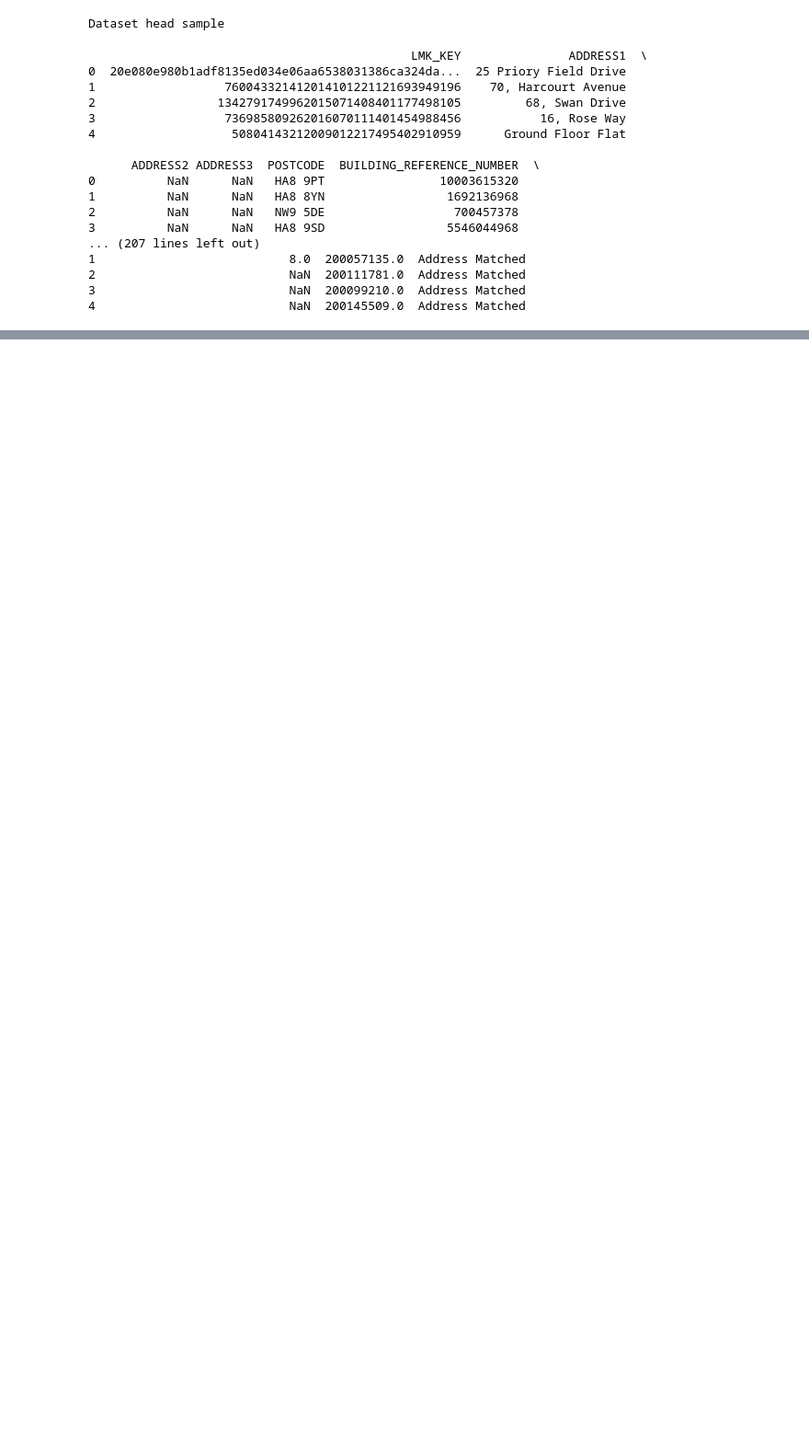
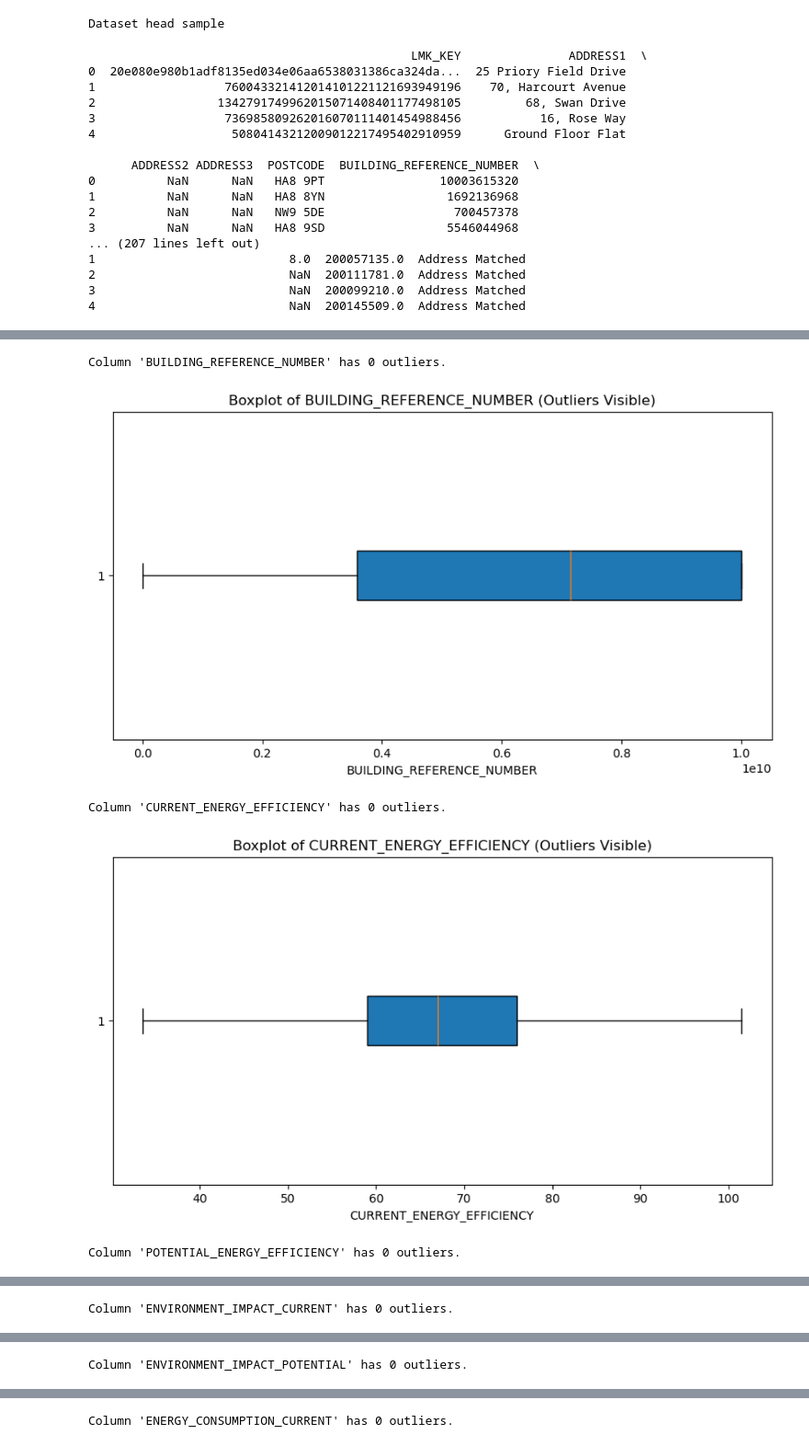
Before and after one commit to cimem37/CO617-Data-Science-CW1, a Jupyter notebook: Data Sciense assignment CO617.ipynb, the cells around one changed output, grey strips where cells are left out. Shown at 92% size. Drawn from its saved outputs; the diff is of its cells as text; code cells hidden in the pictures; blank space fills up the shorter version.

```diff
--- a/Data Sciense assignment CO617.ipynb
+++ b/Data Sciense assignment CO617.ipynb
@@ -46,0 +242,9 @@ print(x)
+# %%
+from scipy.stats import zscore
+
+# Detect outliers using Z-scores
+z_threshold = 3  # Threshold for Z-score (e.g., ±3)
+for col in numerical_columns:
+    z_scores = zscore(df_cleaned[col].dropna())  # Compute Z-scores, ignoring NaN
+    outliers = df_cleaned[abs(z_scores) > z_threshold]
+    print(f"Column '{col}' has {len(outliers)} outliers based on Z-scores.")
@@ -46,0 +269,29 @@ print(x)
+# %%
+import matplotlib.pyplot as plt
+
+# Identify numerical columns for outlier analysis
+numerical_columns = df_cleaned.select_dtypes(include=['float64', 'int64']).columns
+
+# Detect outliers using IQR
+for col in numerical_columns:
+    Q1 = df_cleaned[col].quantile(0.25)  # First quartile (25th percentile)
+    Q3 = df_cleaned[col].quantile(0.75)  # Third quartile (75th percentile)
+    IQR = Q3 - Q1                        # Interquartile range
+    lower_bound = Q1 - 1.5 * IQR         # Lower bound for outliers
+    upper_bound = Q3 + 1.5 * IQR         # Upper bound for outliers
+
+    outliers = df_cleaned[(df_cleaned[col] < lower_bound) | (df_cleaned[col] > upper_bound)]
+    print(f"Column '{col}' has {len(outliers)} outliers.")
+
+    # Optionally visualize the column with a boxplot
+    plt.figure(figsize=(10, 5))
+    plt.boxplot(df_cleaned[col].dropna(), vert=False, patch_artist=True)
+    plt.title(f"Boxplot of {col} (Outliers Visible)")
+    plt.xlabel(col)
+    plt.show()
+# %% [output]
+Column 'BUILDING_REFERENCE_NUMBER' has 0 outliers.
+[figure, added]
+Column 'CURRENT_ENERGY_EFFICIENCY' has 0 outliers.
+[figure, added]
+Column 'POTENTIAL_ENERGY_EFFICIENCY' has 0 outliers.
@@ -46,0 +299 @@ print(x)
+Column 'ENVIRONMENT_IMPACT_CURRENT' has 0 outliers.
@@ -46,0 +301 @@ print(x)
+Column 'ENVIRONMENT_IMPACT_POTENTIAL' has 0 outliers.
@@ -46,0 +303 @@ print(x)
+Column 'ENERGY_CONSUMPTION_CURRENT' has 0 outliers.
```
Also changed, not shown: parts of 16 cells of this notebook.
